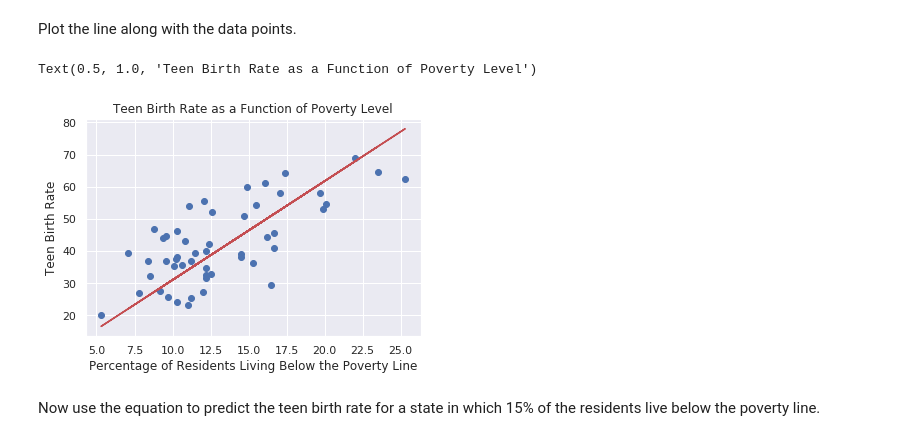
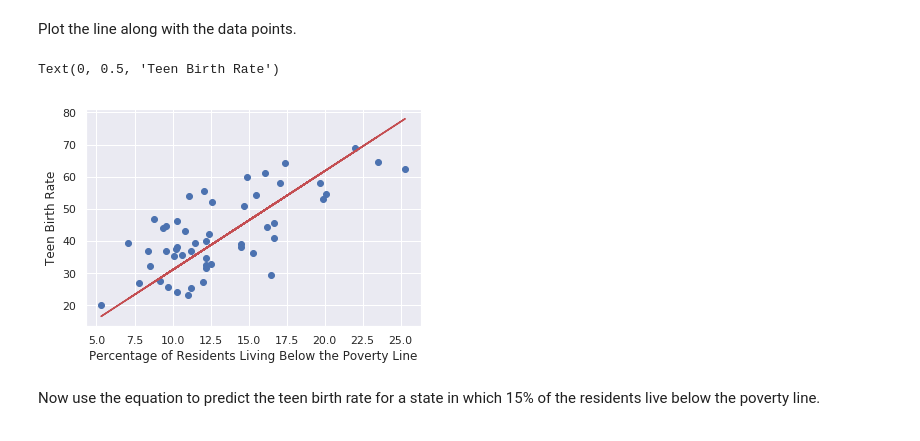
Before and after one commit to jeffprosise/Machine-Learning, a Jupyter notebook: Simple Linear Regression.ipynb, the cells around one changed output. Drawn from its saved outputs; the diff is of its cells as text; code cells hidden in the pictures.

```diff
--- a/Simple Linear Regression.ipynb
+++ b/Simple Linear Regression.ipynb
@@ -74,12 +75,11 @@ Plot the line along with the data points.
 # %%
 plt.scatter(x, y)
 plt.plot(x, (m * x) + b, color='r')
 plt.xlabel('Percentage of Residents Living Below the Poverty Line')
 plt.ylabel('Teen Birth Rate')
-plt.title('Teen Birth Rate as a Function of Poverty Level')
 # %% [output]
-Text(0.5, 1.0, 'Teen Birth Rate as a Function of Poverty Level')
+Text(0, 0.5, 'Teen Birth Rate')
-[figure, old version]
+[figure, new version]
 # %% [markdown]
 Now use the equation to predict the teen birth rate for a state in which 15% of the residents live below the poverty line.
 # %%
```
Also changed, not shown: parts of 5 cells of this notebook, 1 other file.
